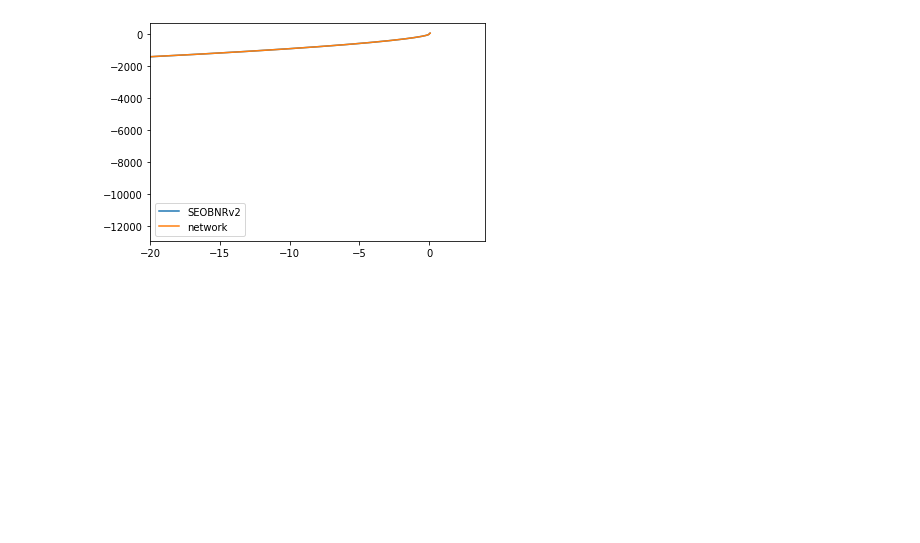
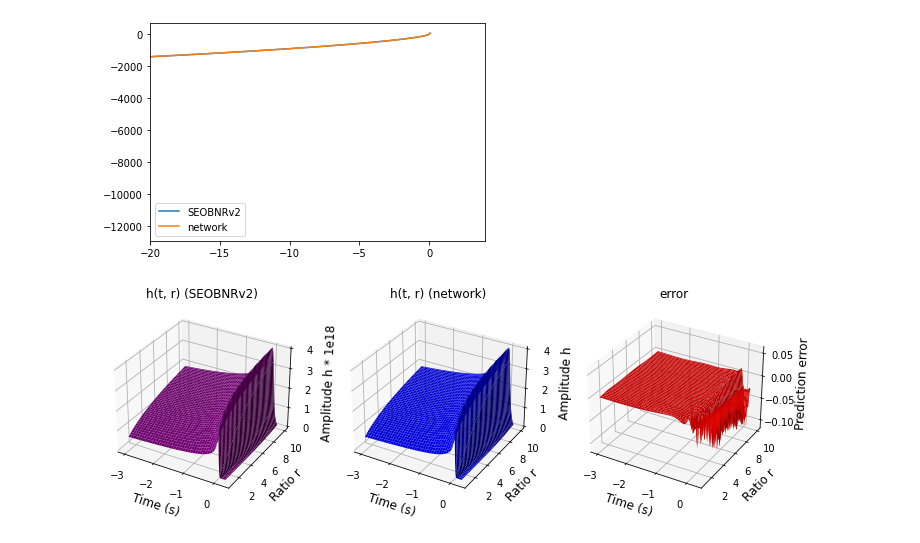
Before and after one commit to ejmichaud/chirps, a Jupyter notebook: train-v1.ipynb, the cells around one changed output. Cells and saved outputs as stored; diff of their text form; code cells hidden in the pictures; blank space fills up the shorter version.

Commit message:
added 3d plots to the end

```diff
--- a/train-v1.ipynb
+++ b/train-v1.ipynb
@@ -283,3 +283,42 @@ plt.xlim(-20, 4)
 # %% [output]
 (-20.0, 4.0)
 [figure]
+# %%
+ts = np.arange(-3.0, 0.25, 0.02)
+amps = []
+predicted_amps = []
+for r in tqdm(r_range):
+    amps_for_r = amplitude_curves[r]
+    for t in ts:
+        amps.append(amps_for_r.at_time(t))
+    predicted_amps.extend(predict_amplitude(ts, REFERENCE_MASS, r*REFERENCE_MASS, amplitude_network))
+# %%
+plt.figure(figsize=(12, 6))
+
+T, R = np.meshgrid(ts, r_range)
+h = np.array(amps).reshape(T.shape)
+h_pred = np.array(predicted_amps).reshape(T.shape) * 1e18
+
+ax = plt.subplot(1, 3, 1, projection='3d')
+surf = ax.plot_surface(T, R, h, color='purple')
+ax.set_title("h(t, r) (SEOBNRv2)", fontsize=12)
+ax.set_xlabel('Time (s)', fontsize=12)
+ax.set_ylabel('Ratio r', fontsize=12)
+ax.set_zlabel("Amplitude h * 1e18", fontsize=12)
+
+ax = plt.subplot(1, 3, 2, projection='3d')
+surf = ax.plot_surface(T, R, h_pred, color='blue')
+ax.set_title("h(t, r) (network)", fontsize=12)
+ax.set_xlabel('Time (s)', fontsize=12)
+ax.set_ylabel('Ratio r', fontsize=12)
+ax.set_zlabel("Amplitude h", fontsize=12)
+
+ax = plt.subplot(1, 3, 3, projection='3d')
+surf = ax.plot_surface(T, R, h - h_pred, color='red')
+ax.set_title("error", fontsize=12)
+ax.set_xlabel('Time (s)', fontsize=12)
+ax.set_ylabel('Ratio r', fontsize=12)
+ax.set_zlabel("Prediction error", fontsize=12)
+plt.savefig('figures/amps-3d.pdf')
+# %% [output]
+[figure, added]
```
Also changed, not shown: parts of 2 cells of this notebook.
